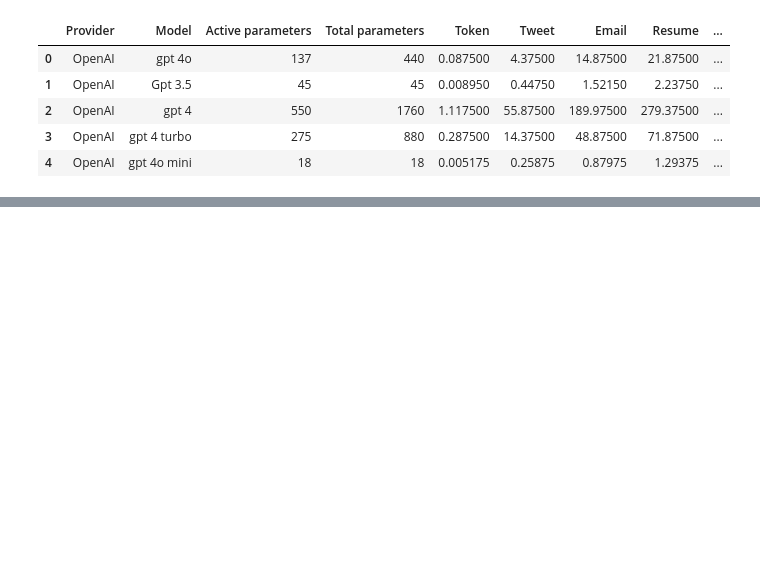
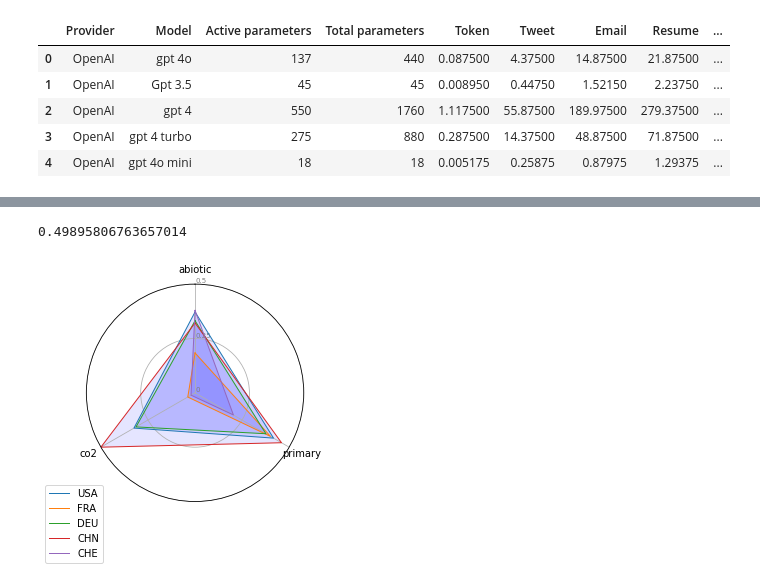
Before and after one commit to AnnaBonnet/MouettesSavantes, a Jupyter notebook: notebook_mouettes_IA_generative.ipynb, the cells around one changed output, grey strips where cells are left out. Drawn from its saved outputs; the diff is of its cells as text; code cells hidden in the pictures; blank space fills up the shorter version.

```diff
--- a/notebook_mouettes_IA_generative.ipynb
+++ b/notebook_mouettes_IA_generative.ipynb
@@ -64,0 +83,10 @@ cout_pays.head()
+# %%
+from math import pi
+# number of variable
+cat=['abiotic', 'primary', 'co2']
+
+
+## on selectionne un sous echantillon de pays :
+choix_pays = [ 'CHN','FRA',"DEU","CHE","USA"]
+mx= cout_pays[["adpe","pe","gwp"]].max().max()
+mx
@@ -64,0 +95,10 @@ cout_pays.head()
+# %%
+cout_chatgpt = cons_ia.loc[cons_ia["Model"]=="gpt 4o"]["Token"][0]
+cout_chatgpt
+cout_pays["cout_co2"] = cout_pays["gwp"]*cout_chatgpt
+cout_pays["cout_abiotic"] = cout_pays["adpe"]*cout_chatgpt
+cout_pays["cout_ep"] = cout_pays["pe"]*cout_chatgpt
+cout_pays["prop_co2"] = cout_pays["cout_co2"]/cout_pays["cout_co2"].max()
+cout_pays["prop_abiotic"] = cout_pays["cout_abiotic"]/cout_pays["cout_abiotic"].max()
+cout_pays["prop_ep"] = cout_pays["cout_ep"]/cout_pays["cout_ep"].max()
+cout_pays.head()
@@ -64,0 +159,5 @@ cout_pays.head()
+# %%
+spyder(choix_pays, scale ="proportion")
+# %% [output]
+0.49895806763657014
+[figure, added]
```
Also changed, not shown: parts of 11 cells of this notebook.
